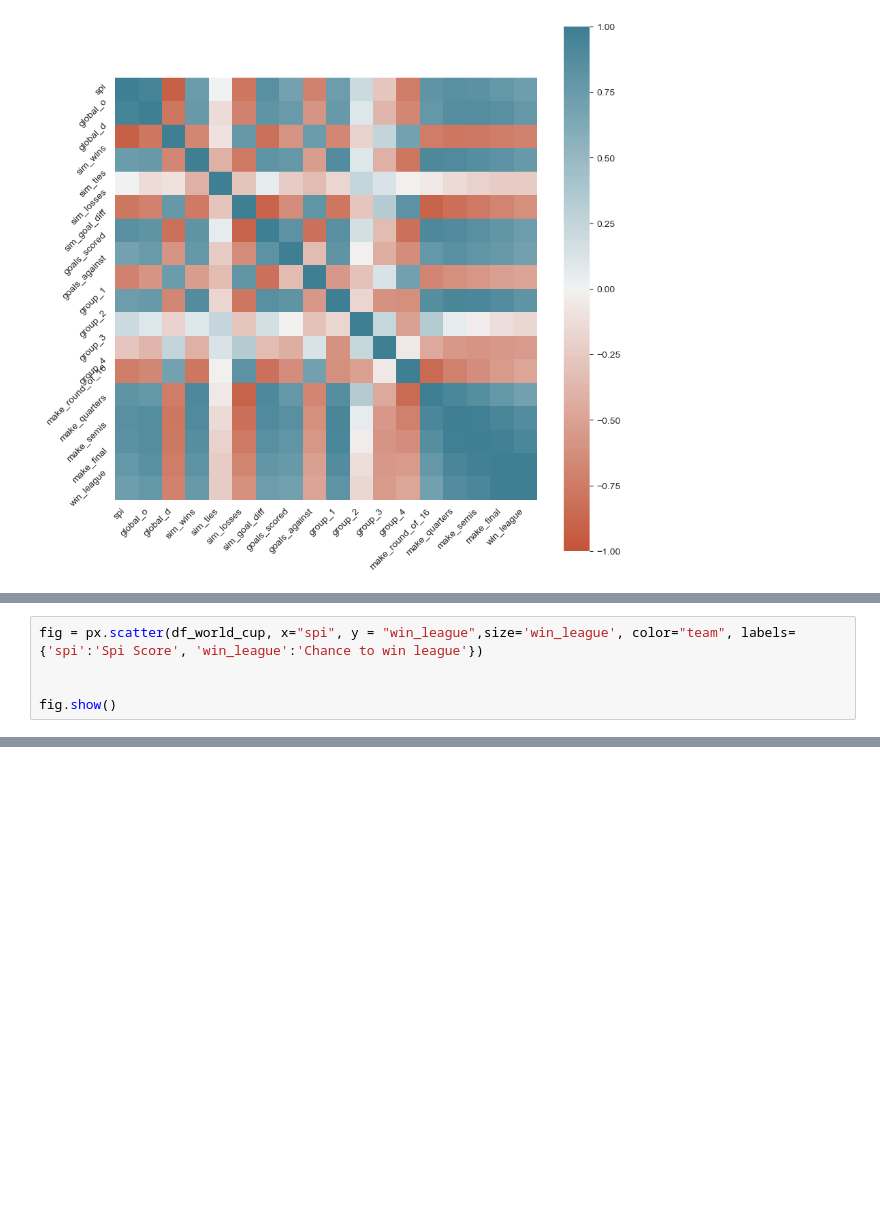
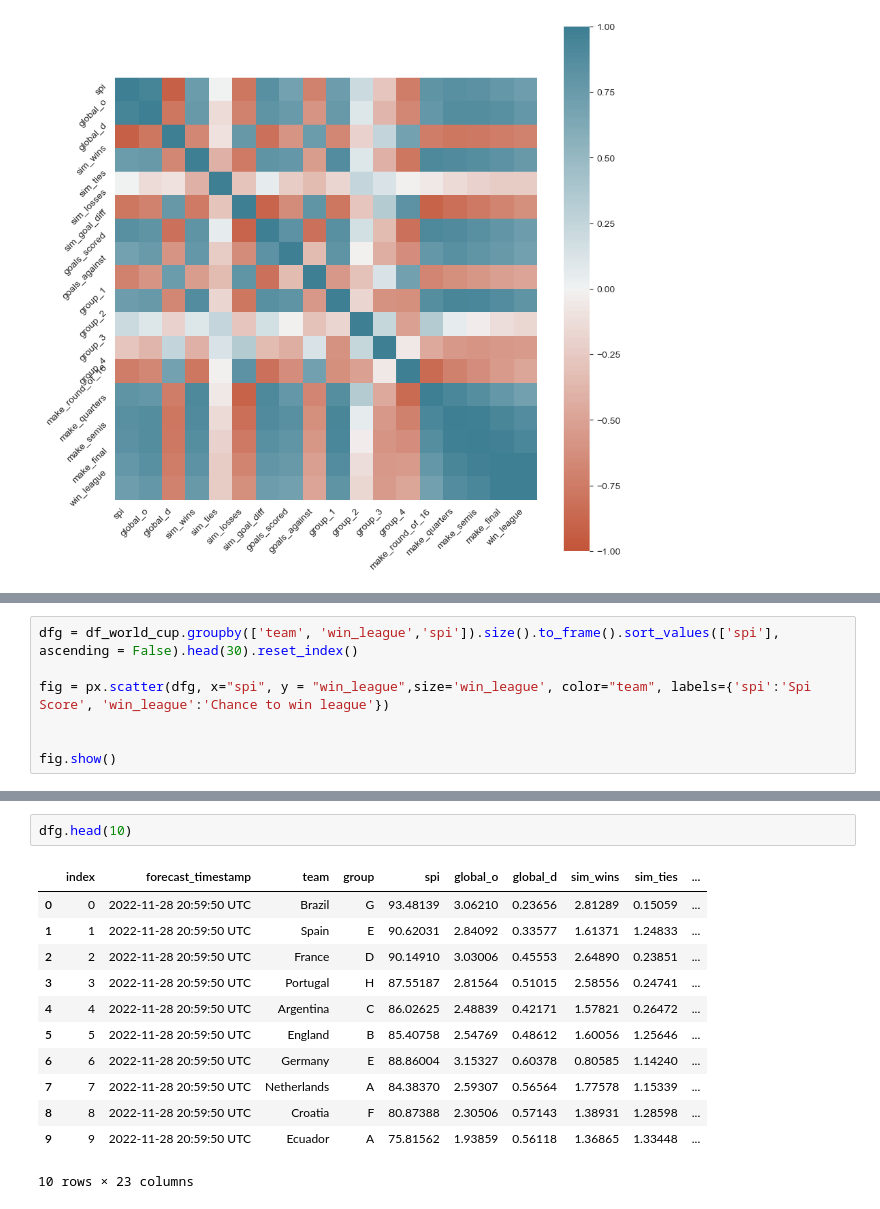
Before and after one commit to Philipp-Bauer/homework-1, a Jupyter notebook: notebooks/04-data-exploration.ipynb, the cells around one changed output, grey strips where cells are left out. Drawn from its saved outputs; the diff is of its cells as text; blank space fills up the shorter version.

```diff
--- a/notebooks/04-data-exploration.ipynb
+++ b/notebooks/04-data-exploration.ipynb
@@ -370,5 +371,7 @@ plt.legend(loc="lower center", bbox_to_anchor=(0.5, -0.48), ncol=4, fontsize=15)
 # %%
-fig = px.scatter(df_world_cup, x="spi", y = "win_league",size='win_league', color="team", labels={'spi':'Spi Score', 'win_league':'Chance to win league'})
+dfg = df_world_cup.groupby(['team', 'win_league','spi']).size().to_frame().sort_values(['spi'], ascending = False).head(30).reset_index()
+
+fig = px.scatter(dfg, x="spi", y = "win_league",size='win_league', color="team", labels={'spi':'Spi Score', 'win_league':'Chance to win league'})
 
 
 fig.show()
@@ -396,0 +380,15 @@ fig.show()
+# %%
+dfg.head(10)
+# %% [output]
+|  | index | forecast_timestamp | team | group | spi | global_o | global_d | sim_wins | sim_ties | ... |
+| 0 | 0 | 2022-11-28 20:59:50 UTC | Brazil | G | 93.48139 | 3.06210 | 0.23656 | 2.81289 | 0.15059 | ... |
+| 1 | 1 | 2022-11-28 20:59:50 UTC | Spain | E | 90.62031 | 2.84092 | 0.33577 | 1.61371 | 1.24833 | ... |
+| 2 | 2 | 2022-11-28 20:59:50 UTC | France | D | 90.14910 | 3.03006 | 0.45553 | 2.64890 | 0.23851 | ... |
+| 3 | 3 | 2022-11-28 20:59:50 UTC | Portugal | H | 87.55187 | 2.81564 | 0.51015 | 2.58556 | 0.24741 | ... |
+| 4 | 4 | 2022-11-28 20:59:50 UTC | Argentina | C | 86.02625 | 2.48839 | 0.42171 | 1.57821 | 0.26472 | ... |
+| 5 | 5 | 2022-11-28 20:59:50 UTC | England | B | 85.40758 | 2.54769 | 0.48612 | 1.60056 | 1.25646 | ... |
+| 6 | 6 | 2022-11-28 20:59:50 UTC | Germany | E | 88.86004 | 3.15327 | 0.60378 | 0.80585 | 1.14240 | ... |
+| 7 | 7 | 2022-11-28 20:59:50 UTC | Netherlands | A | 84.38370 | 2.59307 | 0.56564 | 1.77578 | 1.15339 | ... |
+| 8 | 8 | 2022-11-28 20:59:50 UTC | Croatia | F | 80.87388 | 2.30506 | 0.57143 | 1.38931 | 1.28598 | ... |
+| 9 | 9 | 2022-11-28 20:59:50 UTC | Ecuador | A | 75.81562 | 1.93859 | 0.56118 | 1.36865 | 1.33448 | ... |
+10 rows × 23 columns
```
Also changed, not shown: parts of 3 cells of this notebook.
